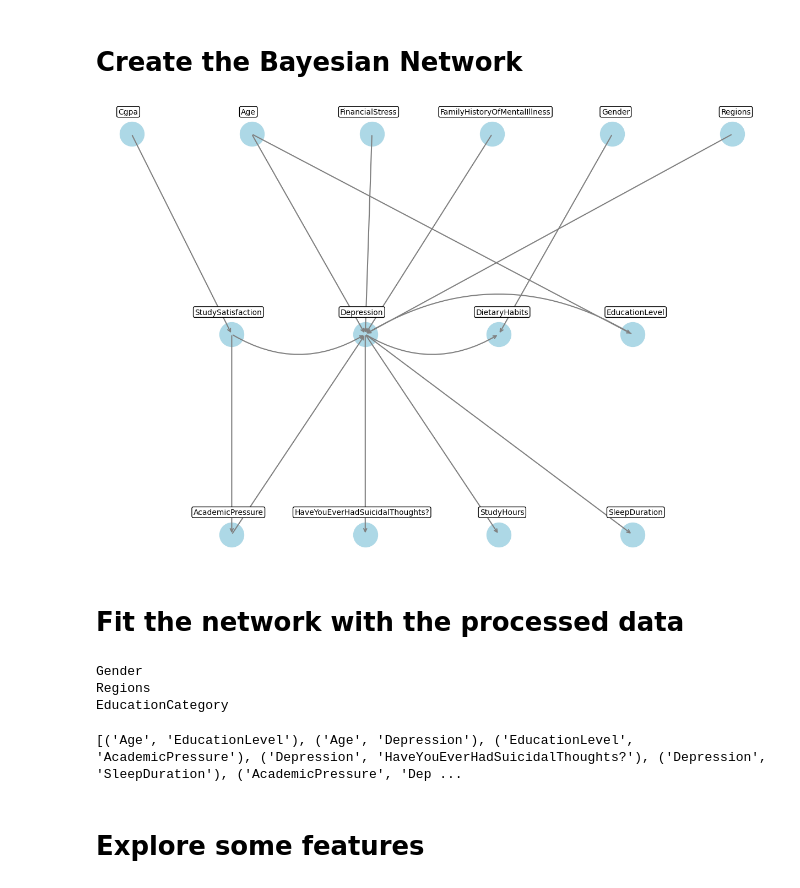
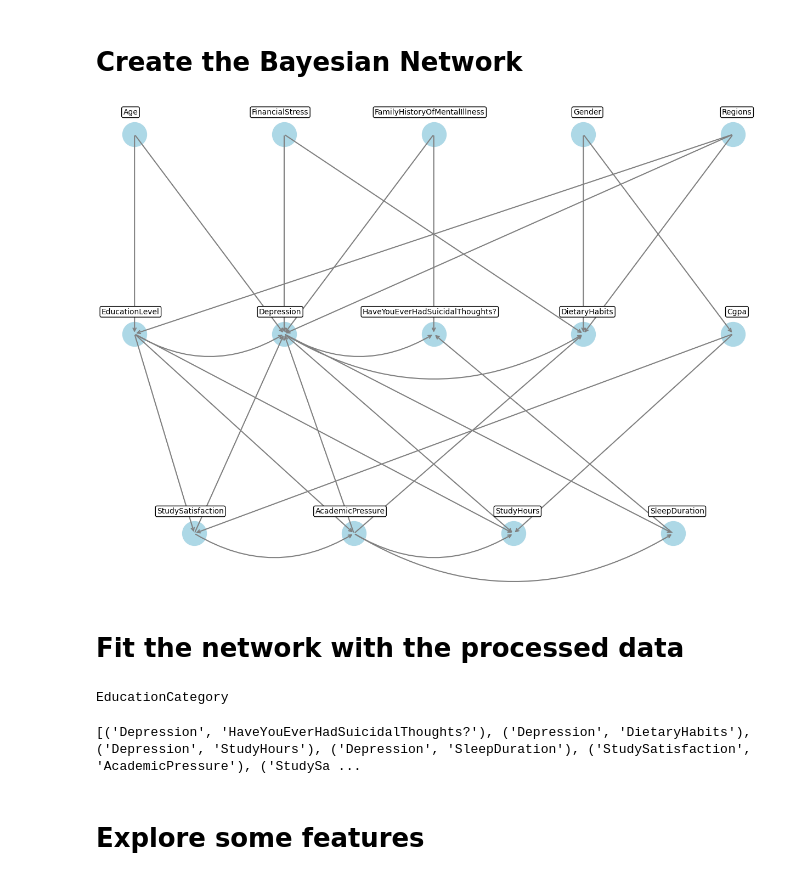
Before and after one commit to Shardyne/faikr3-project, a Jupyter notebook: Gio/network_gio.ipynb, the cells around one changed output. Saved outputs shown, nothing was run; the diff lists cells and outputs as text; code cells hidden in the pictures.

```diff
--- a/Gio/network_gio.ipynb
+++ b/Gio/network_gio.ipynb
@@ -84,43 +84,54 @@ network_structure = [
     ("Depression","HaveYouEverHadSuicidalThoughts?"),
     ("StudySatisfaction","AcademicPressure"),
     ("Cgpa","StudySatisfaction"),
     ("AcademicPressure","Depression"),
     ("Age","EducationLevel"),
     ("FinancialStress","Depression"),
     ("Age","Depression"),
     ("Depression","DietaryHabits"),
     ("Depression","StudyHours"),
     ("EducationLevel", "Depression"),
     ("Depression", "SleepDuration"),
     ("FamilyHistoryOfMentalIllness", "Depression"),
     ("Gender","DietaryHabits"),
     ("StudySatisfaction", "Depression"),
-    ("Regions", "Depression")
+    ("Regions", "Depression"),
+    ("Regions","DietaryHabits"),
+    ("FinancialStress", "DietaryHabits"),
+    ("EducationLevel","StudySatisfaction"),
+    ("Regions", "EducationLevel"),
+    ("EducationLevel", "AcademicPressure"),
+    ("EducationLevel","StudyHours"),
+    ("SleepDuration","HaveYouEverHadSuicidalThoughts?"),
+    ("FamilyHistoryOfMentalIllness", "HaveYouEverHadSuicidalThoughts?"),
+    ("Cgpa","StudyHours"),
+    ("Gender","Cgpa"),
+    ("AcademicPressure","DietaryHabits"),
+    ("AcademicPressure","SleepDuration"),
+    ("AcademicPressure","StudyHours")
 
 ]
 
 BN=BayesianNetwork(network_structure)
 BN1=BayesianNetwork(network_structure1)
 
 # Plot its graph
 #G = nx.DiGraph()
 #G.add_edges_from(BN1.edges())
 #pos = hierarchical_layout(G, horizontal_spacing=3.0)
 #draw_graph(G, pos)
 G = nx.DiGraph()
 G.add_edges_from(BN.edges())
 pos = hierarchical_layout(G, horizontal_spacing=3.0)
 draw_graph(G, pos)
 # %% [output]
-[figure, old version]
+[figure, new version]
 # %% [markdown]
 # Fit the network with the processed data
 # %%
 for c in data.columns:
     if c not in BN.nodes() : print(c)
 # %% [output]
-Gender
-Regions
 EducationCategory
 # %%
 from pgmpy.estimators import MaximumLikelihoodEstimator, ExpectationMaximization, BayesianEstimator
@@ -132,7 +143,7 @@ BN1.fit(data=data.drop(columns="EducationCategory"),estimator=BayesianEstimator)
 # %%
 print(BN.edges())
 # %% [output]
-[('Age', 'EducationLevel'), ('Age', 'Depression'), ('EducationLevel', 'AcademicPressure'), ('Depression', 'HaveYouEverHadSuicidalThoughts?'), ('Depression', 'SleepDuration'), ('AcademicPressure', 'Dep ...
+[('Depression', 'HaveYouEverHadSuicidalThoughts?'), ('Depression', 'DietaryHabits'), ('Depression', 'StudyHours'), ('Depression', 'SleepDuration'), ('StudySatisfaction', 'AcademicPressure'), ('StudySa ...
 # %% [markdown]
 # Explore some features
 # %%
```
Also changed, not shown: parts of 2 cells of this notebook, 1 other file.
